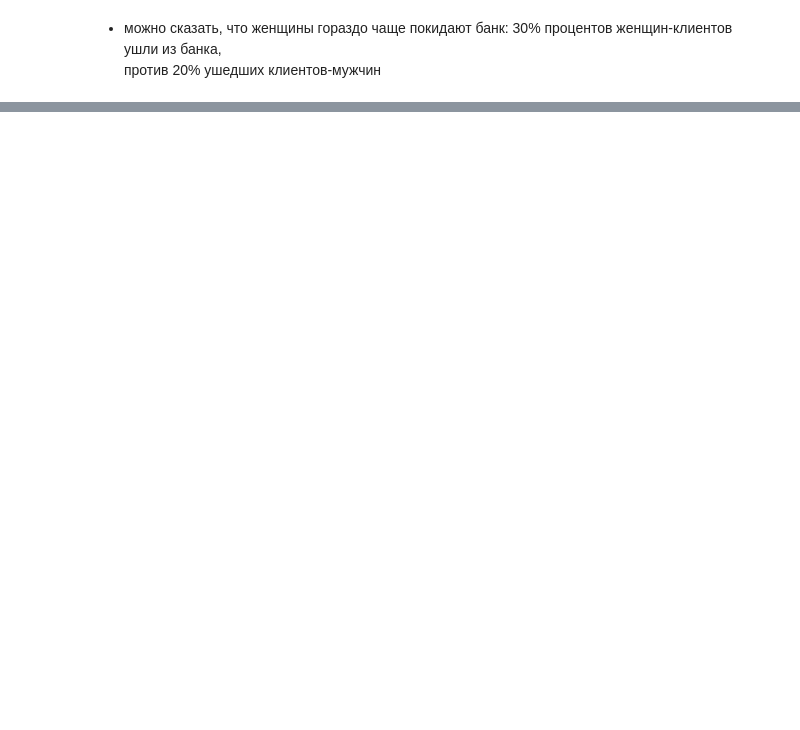
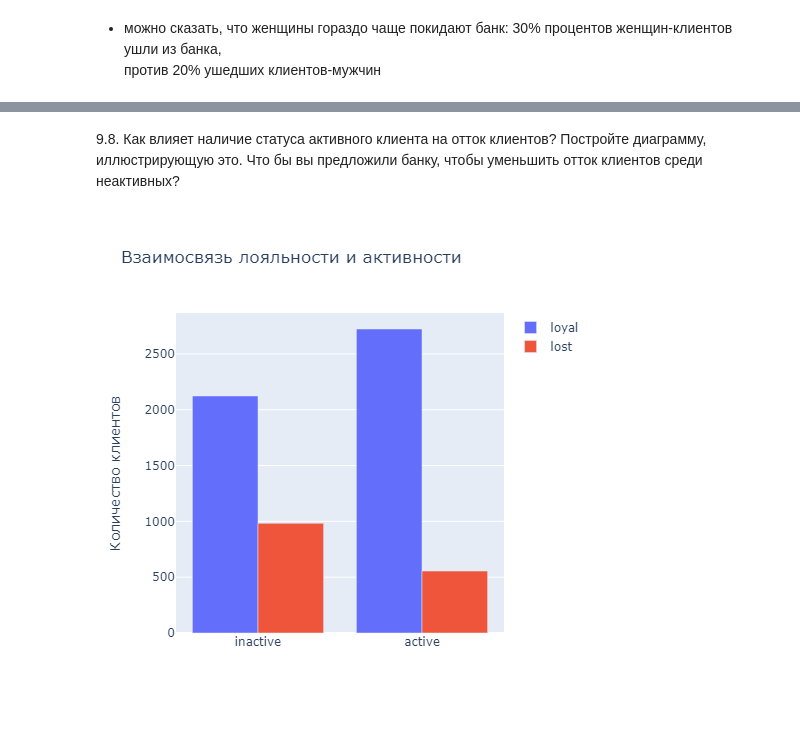
Before and after one commit to KonstantinMedvedev1996/skillfactory_ML_course, a Jupyter notebook: task_1/churn_visualization.ipynb, the cells around one changed output, grey strips where cells are left out. Saved outputs shown, nothing was run; the diff lists cells and outputs as text; code cells hidden in the pictures; blank space fills up the shorter version.

```diff
--- a/task_1/churn_visualization.ipynb
+++ b/task_1/churn_visualization.ipynb
@@ -154,0 +180,25 @@ yes thats right
+# %% [markdown]
+9.8. Как влияет наличие статуса активного клиента на отток клиентов? Постройте диаграмму, иллюстрирующую это. Что бы вы предложили банку, чтобы уменьшить отток клиентов среди неактивных?
+# %%
+by_activity = clients_above_2500.groupby('IsActiveMember')['Exited'].agg(['sum', 'count']).reset_index()
+by_activity.rename(columns={'sum': 'lost'}, inplace=True)
+by_activity['loyal'] = by_activity['count'] - by_activity['lost']
+by_activity.drop('count', axis=1, inplace=True)
+by_activity.loc[0, 'IsActiveMember'] = 'inactive'
+by_activity.loc[1, 'IsActiveMember'] = 'active'
+
+fig = px.bar(by_activity,
+             x="IsActiveMember",
+             y=["loyal", "lost"],
+             barmode='group',
+             title='Взаимосвязь лояльности и активности',
+             width=500,
+             height=500
+)
+fig.layout.xaxis.title = None
+fig.layout.yaxis.title = 'Количество клиентов'
+fig.layout.legend.title = None
+fig.write_image('data/activity.png')
+fig.show('png')
+# %% [output]
+[figure, added]
```
Also changed, not shown: parts of 16 cells of this notebook, 6 other files.
